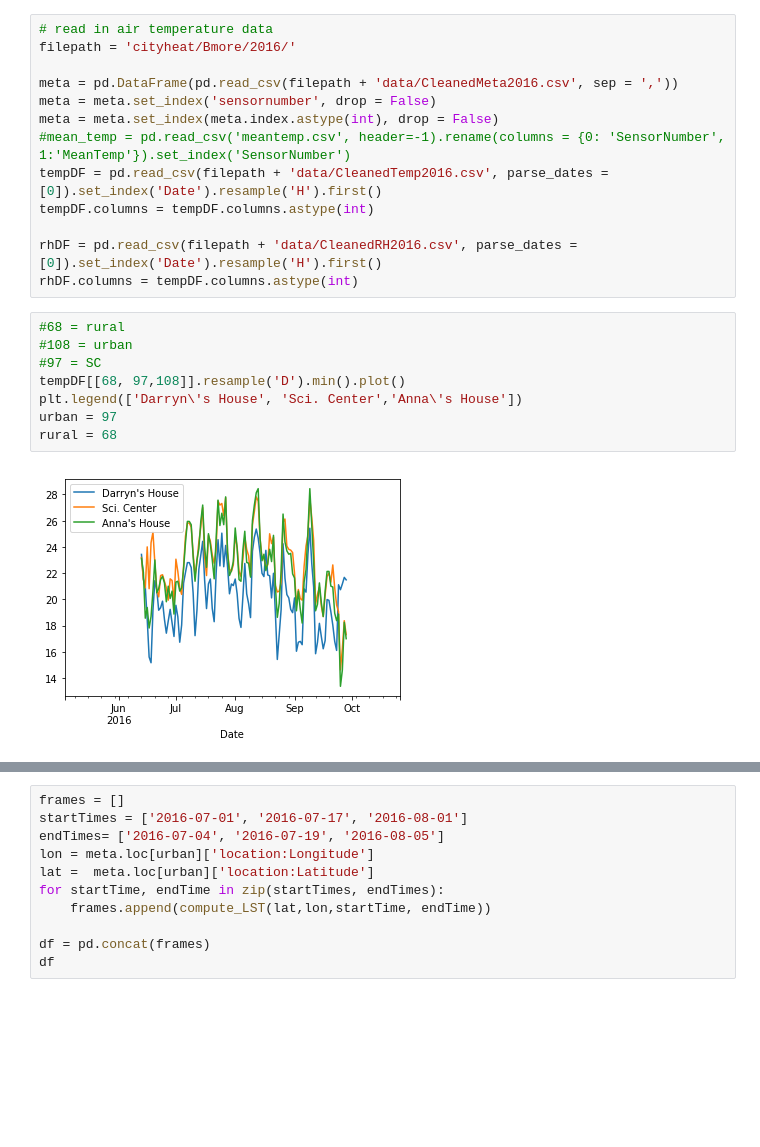
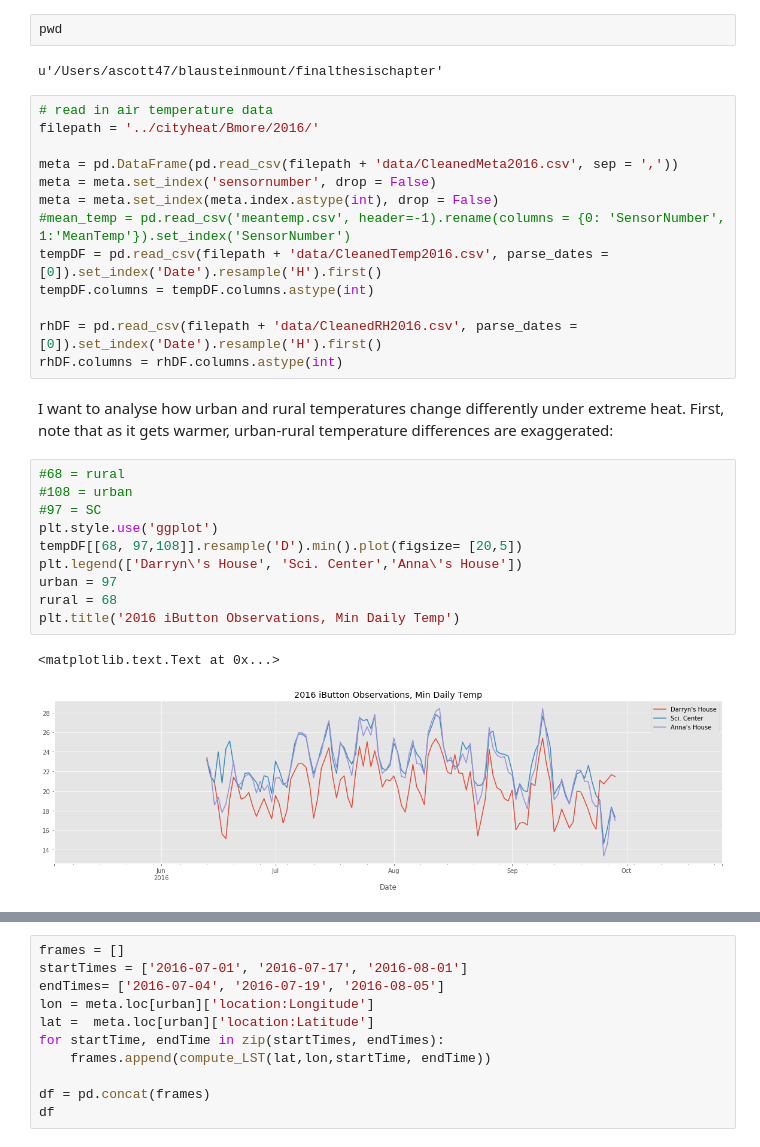
Before and after one commit to gottscott/finalthesischapter, a Jupyter notebook: Surface Energy Budget Model.ipynb, the cells around one changed output, grey strips where cells are left out. Drawn from its saved outputs; the diff is of its cells as text; blank space fills up the shorter version.

```diff
--- a/Surface Energy Budget Model.ipynb
+++ b/Surface Energy Budget Model.ipynb
@@ -6,6 +23,10 @@ import pandas as pd
+# %%
+pwd
+# %% [output]
+u'/Users/ascott47/blausteinmount/finalthesischapter'
 # %%
 # read in air temperature data
-filepath = 'cityheat/Bmore/2016/'
+filepath = '../cityheat/Bmore/2016/'
 
 meta = pd.DataFrame(pd.read_csv(filepath + 'data/CleanedMeta2016.csv', sep = ','))
 meta = meta.set_index('sensornumber', drop = False)
@@ -15,14 +36,19 @@ tempDF = pd.read_csv(filepath + 'data/CleanedTemp2016.csv', parse_dates = [0]).s
 tempDF.columns = tempDF.columns.astype(int)
 
 rhDF = pd.read_csv(filepath + 'data/CleanedRH2016.csv', parse_dates = [0]).set_index('Date').resample('H').first()
-rhDF.columns = tempDF.columns.astype(int)
+rhDF.columns = rhDF.columns.astype(int)
+# %% [markdown]
+I want to analyse how urban and rural temperatures change differently under extreme heat. First, note that as it gets warmer, urban-rural temperature differences are exaggerated:
 # %%
 #68 = rural
 #108 = urban
 #97 = SC
-tempDF[[68, 97,108]].resample('D').min().plot()
+plt.style.use('ggplot')
+tempDF[[68, 97,108]].resample('D').min().plot(figsize= [20,5])
 plt.legend(['Darryn\'s House', 'Sci. Center','Anna\'s House'])
 urban = 97
 rural = 68
+plt.title('2016 iButton Observations, Min Daily Temp')
 # %% [output]
+<matplotlib.text.Text at 0x...>
-[figure, old version]
+[figure, new version]
```
Also changed, not shown: parts of 21 cells of this notebook.
